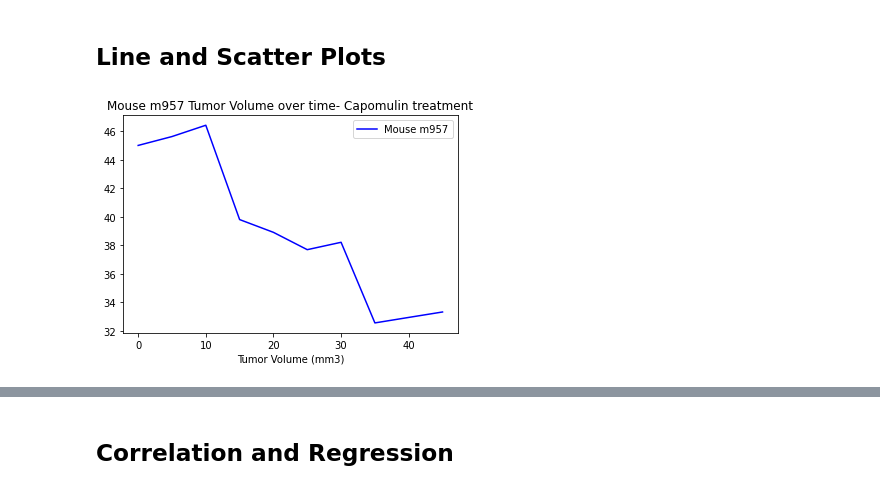
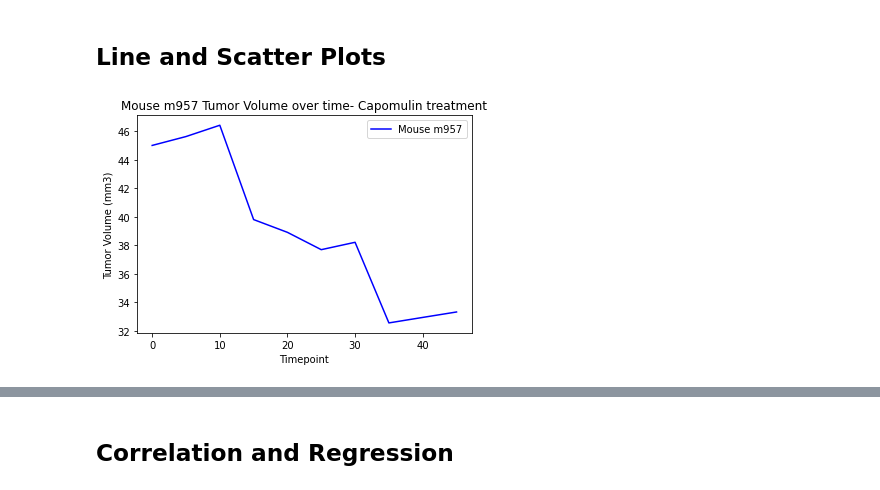
Before and after one commit to kunaual/matplotlib-challenge, a Jupyter notebook: Pymaceuticals/pymaceuticals.ipynb, the cells around one changed output, grey strips where cells are left out. Saved outputs shown, nothing was run; the diff lists cells and outputs as text; code cells hidden in the pictures.

```diff
--- a/Pymaceuticals/pymaceuticals.ipynb
+++ b/Pymaceuticals/pymaceuticals.ipynb
@@ -334,15 +354,15 @@ plt.show()
 # %%
 # Generate a line plot of tumor volume vs. time point for a mouse treated with Capomulin
 mouse_m957=fourTrtmts_df[["Timepoint","Tumor Volume (mm3)"]].loc[fourTrtmts_df["Mouse ID"] =="m957"]#Drug Regimen"]=="Capomulin"]
 #print(fourTrtmts_df.loc[fourTrtmts_df["Mouse ID"] =="m957"])
 m957_plot, = plt.plot(mouse_m957["Timepoint"], mouse_m957["Tumor Volume (mm3)"], color="blue", label="Mouse m957" )
 
 plt.title("Mouse m957 Tumor Volume over time- Capomulin treatment")
 plt.xlabel("Timepoint")
-plt.xlabel("Tumor Volume (mm3)")
+plt.ylabel("Tumor Volume (mm3)")
 plt.legend(handles=[m957_plot], loc="best")
 
 # Show the chart
 plt.show()
 # %% [output]
-[figure, old version]
+[figure, new version]
```
Also changed, not shown: parts of 7 cells of this notebook.
